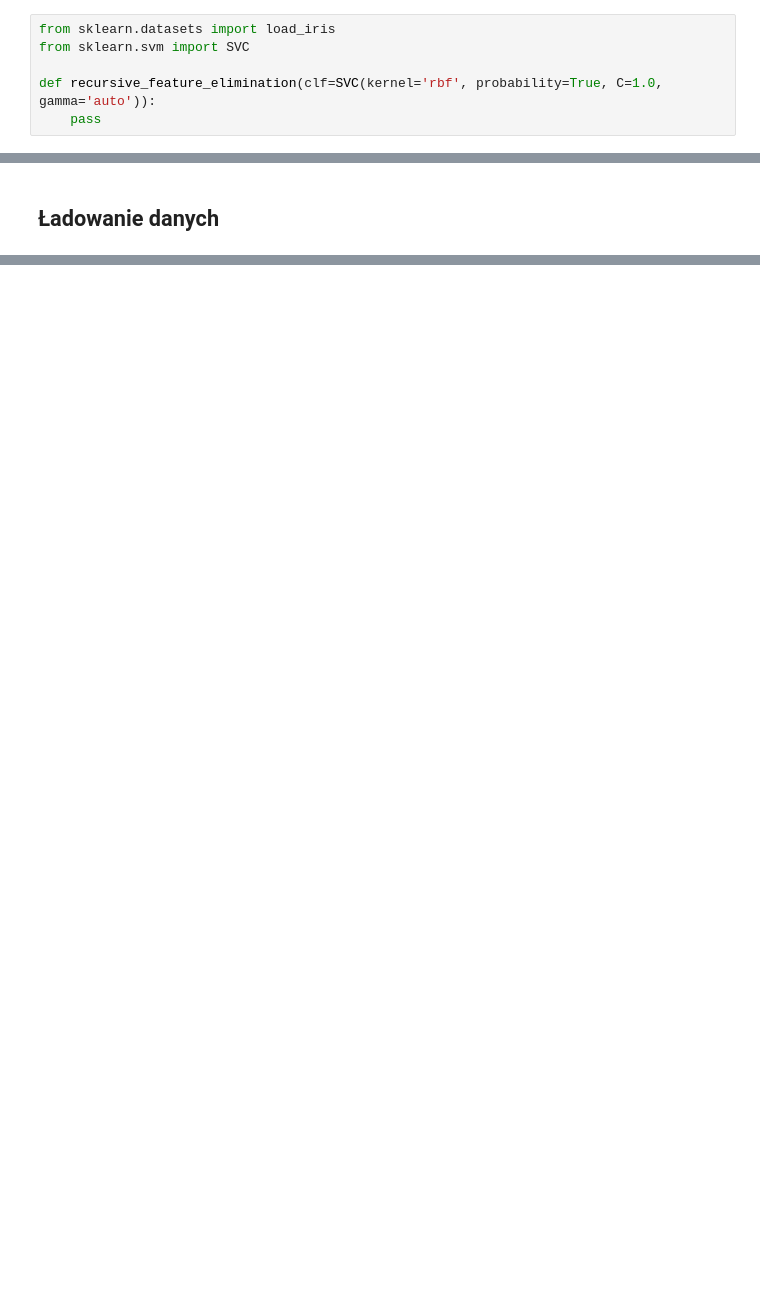
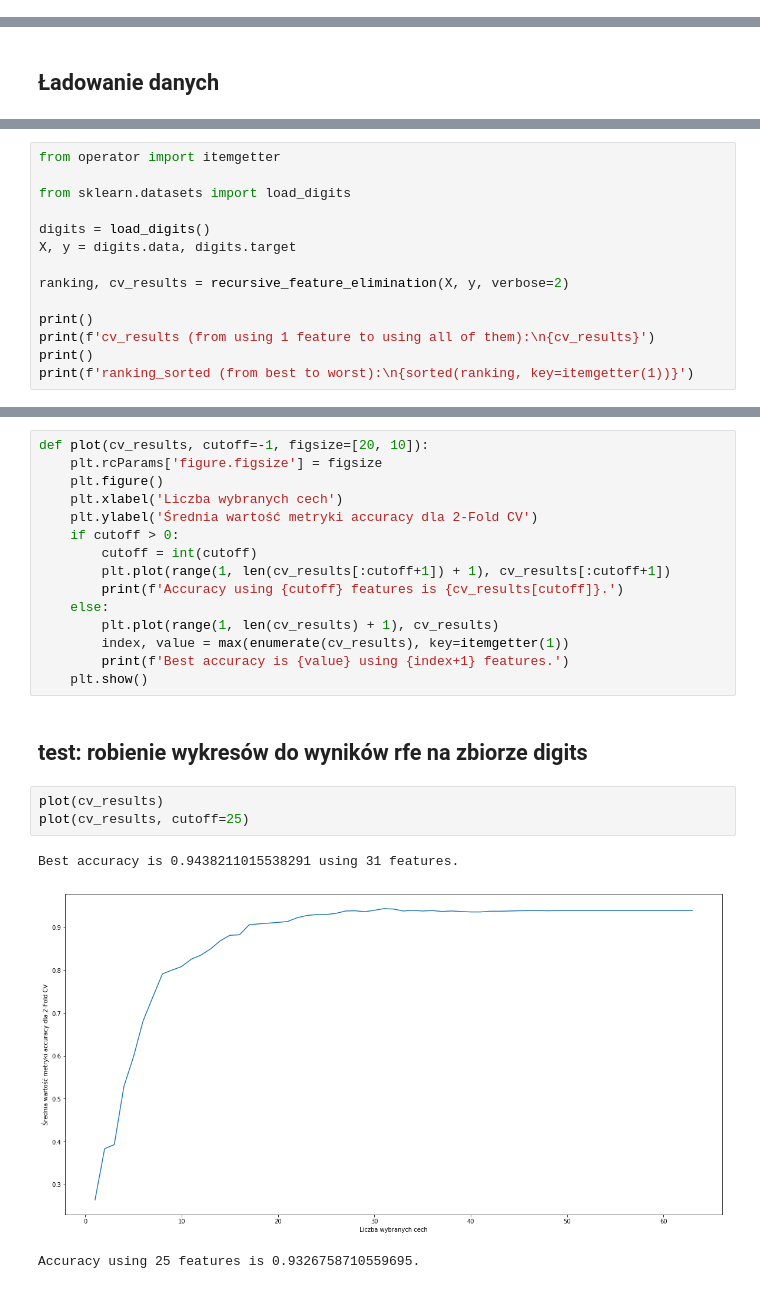
Before and after one commit to Sowul/18z_mpb, a Jupyter notebook: 18z_mpb.ipynb, the cells around one changed output, grey strips where cells are left out. Cells and saved outputs as stored; diff of their text form; blank space fills up the shorter version.

```diff
--- a/18z_mpb.ipynb
+++ b/18z_mpb.ipynb
@@ -24,6 +16,0 @@ import pandas as pd
-# %%
-from sklearn.datasets import load_iris
-from sklearn.svm import SVC
-
-def recursive_feature_elimination(clf=SVC(kernel='rbf', probability=True, C=1.0, gamma='auto')):
-    pass
@@ -395,0 +210,14 @@ features[ranks][0]: 38
+# %%
+from operator import itemgetter
+
+from sklearn.datasets import load_digits
+
+digits = load_digits()
+X, y = digits.data, digits.target
+
+ranking, cv_results = recursive_feature_elimination(X, y, verbose=2)
+
+print()
+print(f'cv_results (from using 1 feature to using all of them):\n{cv_results}')
+print()
+print(f'ranking_sorted (from best to worst):\n{sorted(ranking, key=itemgetter(1))}')
@@ -395,0 +244,24 @@ features[ranks][0]: 38
+# %%
+def plot(cv_results, cutoff=-1, figsize=[20, 10]):
+    plt.rcParams['figure.figsize'] = figsize
+    plt.figure()
+    plt.xlabel('Liczba wybranych cech')
+    plt.ylabel('Średnia wartość metryki accuracy dla 2-Fold CV')
+    if cutoff > 0:
+        cutoff = int(cutoff)
+        plt.plot(range(1, len(cv_results[:cutoff+1]) + 1), cv_results[:cutoff+1])
+        print(f'Accuracy using {cutoff} features is {cv_results[cutoff]}.')
+    else:
+        plt.plot(range(1, len(cv_results) + 1), cv_results)
+        index, value = max(enumerate(cv_results), key=itemgetter(1))
+        print(f'Best accuracy is {value} using {index+1} features.')
+    plt.show()
+# %% [markdown]
+## test: robienie wykresów do wyników rfe na zbiorze digits
+# %%
+plot(cv_results)
+plot(cv_results, cutoff=25)
+# %% [output]
+Best accuracy is 0.9438211015538291 using 31 features.
+[figure, added]
+Accuracy using 25 features is 0.9326758710559695.
```
Also changed, not shown: parts of 38 cells of this notebook.
